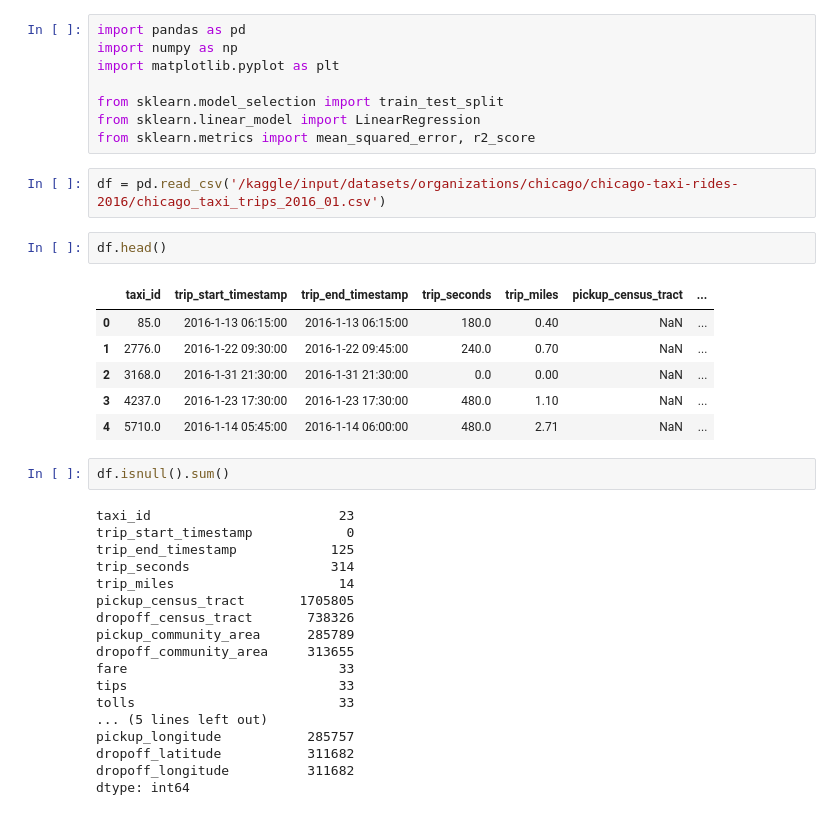
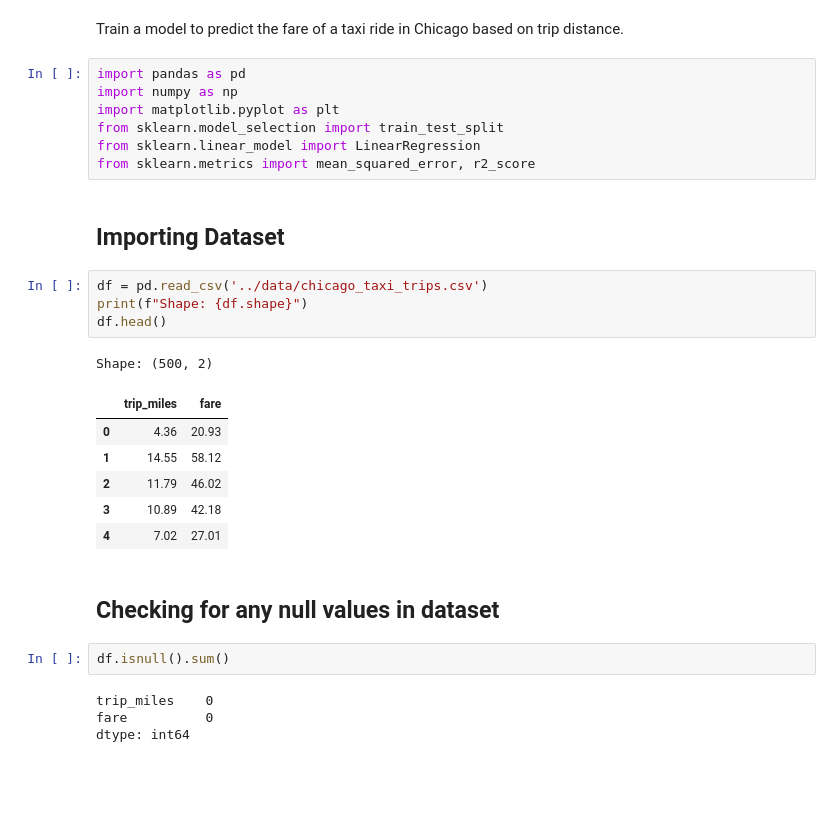
Before and after one commit to AkashNaickar/23CSE301, a Jupyter notebook: Linear Regression/23cse301-linearregression-02.ipynb, the cells around one changed output. Drawn from its saved outputs; the diff is of its cells as text; blank space fills up the shorter version.

```diff
--- a/Linear Regression/23cse301-linearregression-02.ipynb
+++ b/Linear Regression/23cse301-linearregression-02.ipynb
@@ -1,39 +3,31 @@
+# %% [markdown]
+Train a model to predict the fare of a taxi ride in Chicago based on trip distance.
 # %%
 import pandas as pd
 import numpy as np
 import matplotlib.pyplot as plt
-
 from sklearn.model_selection import train_test_split
 from sklearn.linear_model import LinearRegression
 from sklearn.metrics import mean_squared_error, r2_score
-# %%
-df = pd.read_csv('/kaggle/input/datasets/organizations/chicago/chicago-taxi-rides-2016/chicago_taxi_trips_2016_01.csv')
-# %%
-df.head()
-# %% [output]
-|  | taxi_id | trip_start_timestamp | trip_end_timestamp | trip_seconds | trip_miles | pickup_census_tract | ... |
-| 0 | 85.0 | 2016-1-13 06:15:00 | 2016-1-13 06:15:00 | 180.0 | 0.40 | NaN | ... |
-| 1 | 2776.0 | 2016-1-22 09:30:00 | 2016-1-22 09:45:00 | 240.0 | 0.70 | NaN | ... |
-| 2 | 3168.0 | 2016-1-31 21:30:00 | 2016-1-31 21:30:00 | 0.0 | 0.00 | NaN | ... |
-| 3 | 4237.0 | 2016-1-23 17:30:00 | 2016-1-23 17:30:00 | 480.0 | 1.10 | NaN | ... |
-| 4 | 5710.0 | 2016-1-14 05:45:00 | 2016-1-14 06:00:00 | 480.0 | 2.71 | NaN | ... |
+# %% [markdown]
+## Importing Dataset
+# %%
+df = pd.read_csv('../data/chicago_taxi_trips.csv')
+print(f"Shape: {df.shape}")
+df.head()
+# %% [output]
+Shape: (500, 2)
+|  | trip_miles | fare |
+| 0 | 4.36 | 20.93 |
+| 1 | 14.55 | 58.12 |
+| 2 | 11.79 | 46.02 |
+| 3 | 10.89 | 42.18 |
+| 4 | 7.02 | 27.01 |
+# %% [markdown]
+## Checking for any null values in dataset
 # %%
 df.isnull().sum()
 # %% [output]
-taxi_id                        23
-trip_start_timestamp            0
-trip_end_timestamp            125
-trip_seconds                  314
-trip_miles                     14
-pickup_census_tract       1705805
-dropoff_census_tract       738326
-pickup_community_area      285789
-dropoff_community_area     313655
-fare                           33
-tips                           33
-tolls                          33
-... (5 lines left out)
-pickup_longitude           285757
-dropoff_latitude           311682
-dropoff_longitude          311682
+trip_miles    0
+fare          0
 dtype: int64
```
Also changed, not shown: parts of 13 cells of this notebook, 7 other files.
